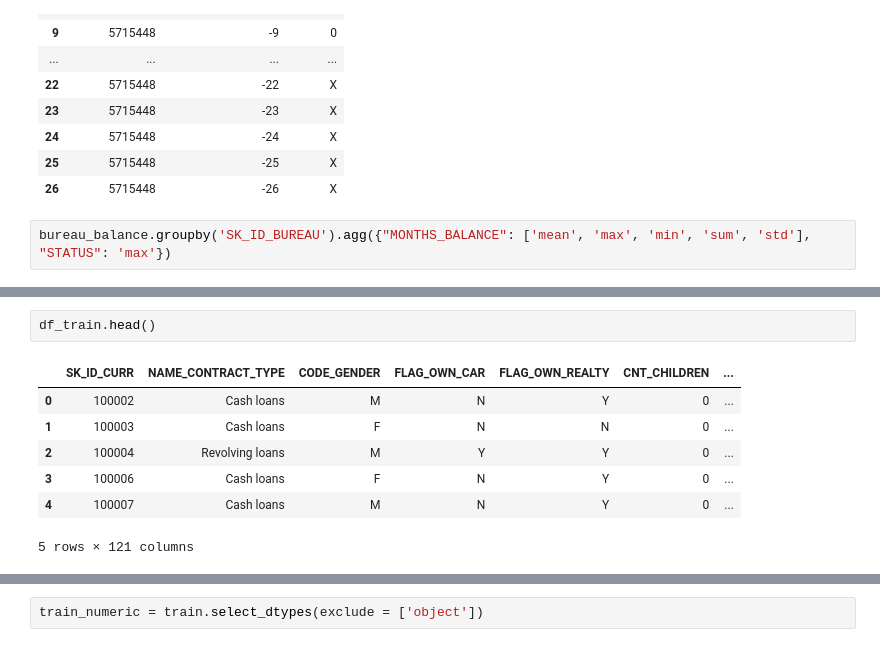
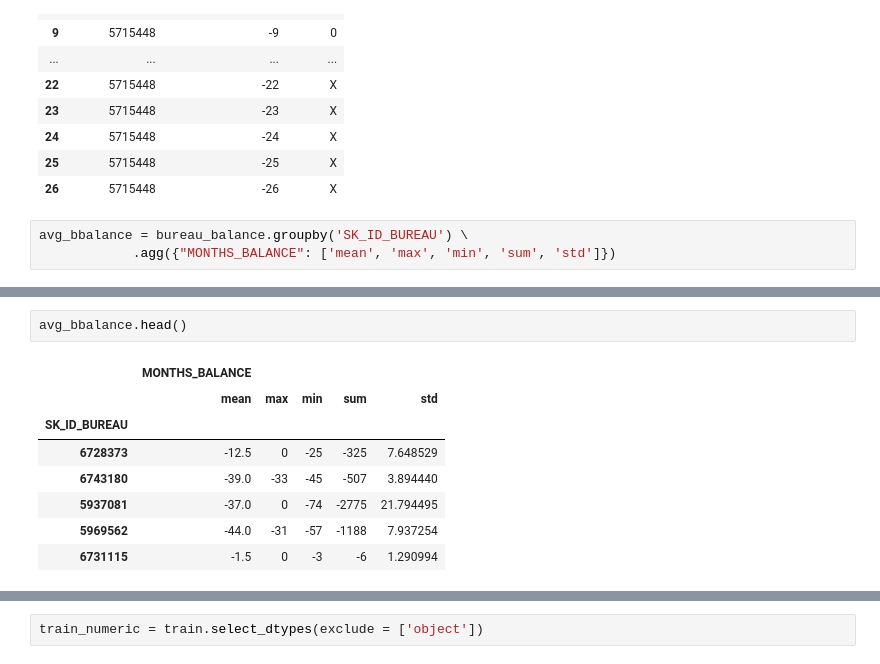
Before and after one commit to odog96/cml-rapids, a Jupyter notebook: First_Exploration.ipynb, the cells around one changed output, grey strips where cells are left out. Drawn from its saved outputs; the diff is of its cells as text.

```diff
--- a/First_Exploration.ipynb
+++ b/First_Exploration.ipynb
@@ -41,4 +49,5 @@ bureau_balance.query("SK_ID_BUREAU==5715448")
 | 25 | 5715448 | -25 | X |
 | 26 | 5715448 | -26 | X |
 # %%
-bureau_balance.groupby('SK_ID_BUREAU').agg({"MONTHS_BALANCE": ['mean', 'max', 'min', 'sum', 'std'], "STATUS": 'max'})
+avg_bbalance = bureau_balance.groupby('SK_ID_BUREAU') \
+            .agg({"MONTHS_BALANCE": ['mean', 'max', 'min', 'sum', 'std']})
@@ -61,10 +54,11 @@ bureau_balance.groupby('SK_ID_BUREAU').agg({"MONTHS_BALANCE": ['mean', 'max', 'm
 # %%
-df_train.head()
+avg_bbalance.head()
 # %% [output]
-|  | SK_ID_CURR | NAME_CONTRACT_TYPE | CODE_GENDER | FLAG_OWN_CAR | FLAG_OWN_REALTY | CNT_CHILDREN | ... |
-| 0 | 100002 | Cash loans | M | N | Y | 0 | ... |
-| 1 | 100003 | Cash loans | F | N | N | 0 | ... |
-| 2 | 100004 | Revolving loans | M | Y | Y | 0 | ... |
-| 3 | 100006 | Cash loans | F | N | Y | 0 | ... |
-| 4 | 100007 | Cash loans | M | N | Y | 0 | ... |
+|  | MONTHS_BALANCE |  |  |  |  |
+|  | mean | max | min | sum | std |
+| SK_ID_BUREAU |  |  |  |  |  |
+| 6728373 | -12.5 | 0 | -25 | -325 | 7.648529 |
+| 6743180 | -39.0 | -33 | -45 | -507 | 3.894440 |
+| 5937081 | -37.0 | 0 | -74 | -2775 | 21.794495 |
+| 5969562 | -44.0 | -31 | -57 | -1188 | 7.937254 |
+| 6731115 | -1.5 | 0 | -3 | -6 | 1.290994 |
-5 rows × 121 columns
```
Also changed, not shown: parts of 17 cells of this notebook, 2 other files.
